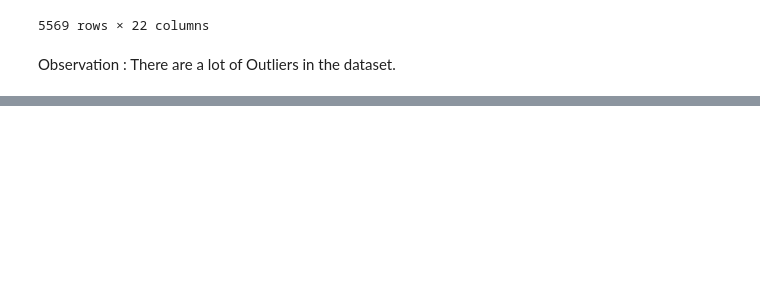
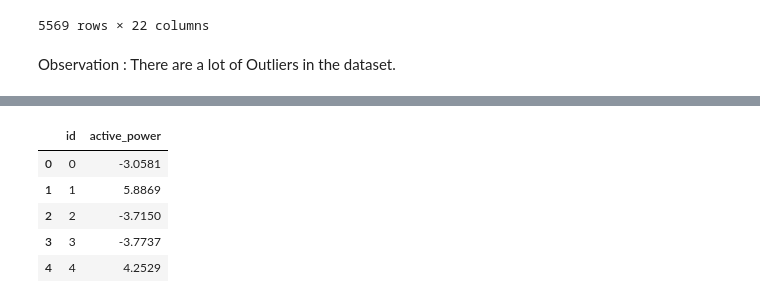
Before and after one commit to madhumitafilos/Collab, a Jupyter notebook: Madhumita_LinearRegression_Intermediate_v2.ipynb, the cells around one changed output, grey strips where cells are left out. Cells and saved outputs as stored; diff of their text form; code cells hidden in the pictures; blank space fills up the shorter version.

```diff
--- a/Madhumita_LinearRegression_Intermediate_v2.ipynb
+++ b/Madhumita_LinearRegression_Intermediate_v2.ipynb
@@ -245,0 +341,12 @@ Observation : There are a lot of Outliers in the dataset.
+# %%
+submission_MX = pd.DataFrame(data=y_test_data_predict, columns=["active_power"])
+submission_MX.reset_index(inplace=True)
+submission_MX = submission_MX.rename(columns = {'index':'id'})
+submission_MX.head()
+# %% [output]
+|  | id | active_power |
+| 0 | 0 | -3.0581 |
+| 1 | 1 | 5.8869 |
+| 2 | 2 | -3.7150 |
+| 3 | 3 | -3.7737 |
+| 4 | 4 | 4.2529 |
```
Also changed, not shown: parts of 13 cells of this notebook.
